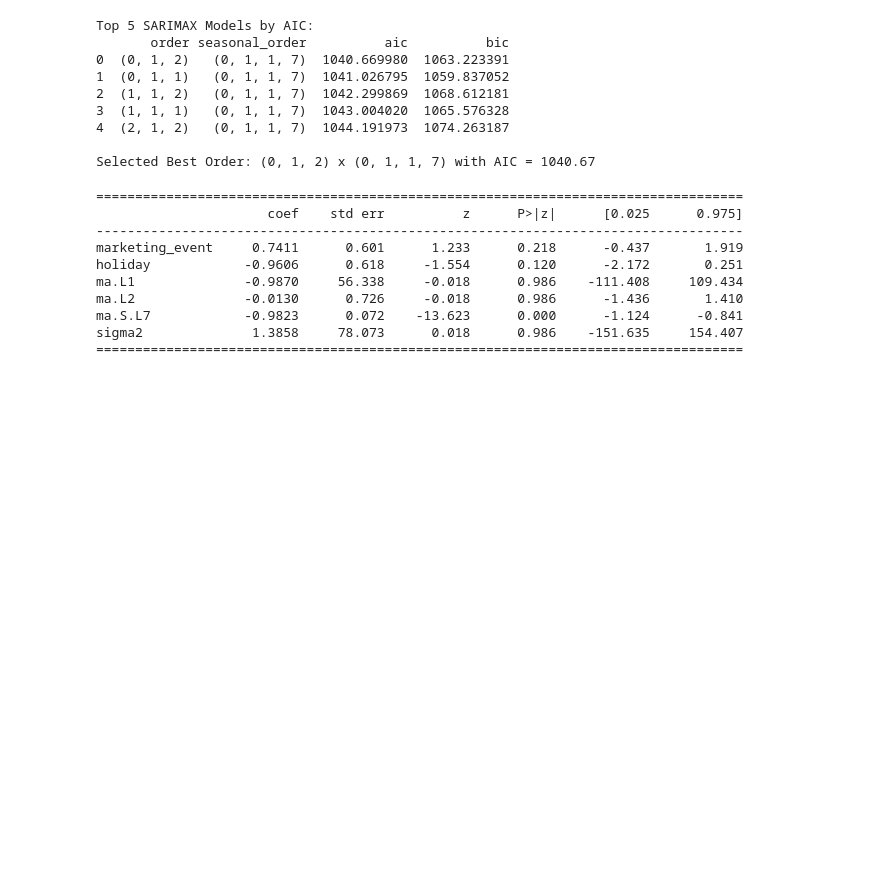
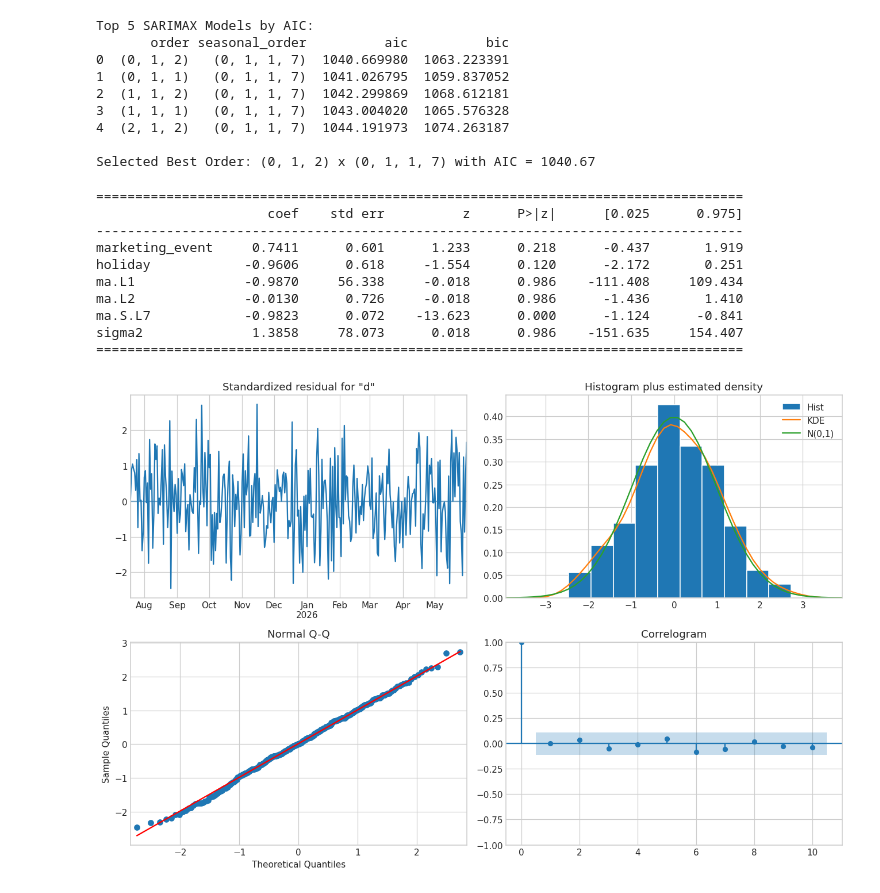
Before and after one commit to amitsinghbhadouriya/Data-science-with-python-and-R-intern-tasks, a Jupyter notebook: time_series_forecasting_task/Time_Series_Forecasting_ARIMA_Prophet.ipynb, the cells around one changed output. Cells and saved outputs as stored; diff of their text form; code cells hidden in the pictures; blank space fills up the shorter version.

Commit message:
feat(forecasting): generate diagnostic plots for SARIMA standardized residuals

```diff
--- a/time_series_forecasting_task/Time_Series_Forecasting_ARIMA_Prophet.ipynb
+++ b/time_series_forecasting_task/Time_Series_Forecasting_ARIMA_Prophet.ipynb
@@ -338,3 +338,9 @@ ma.L2              -0.0130      0.726     -0.018      0.986      -1.436       1.
 ma.S.L7            -0.9823      0.072    -13.623      0.000      -1.124      -0.841
 sigma2              1.3858     78.073      0.018      0.986    -151.635     154.407
 ===================================================================================
+# %%
+fig = sarimax_fitted.plot_diagnostics(figsize=(12, 8))
+plt.tight_layout()
+plt.show()
+# %% [output]
+[figure, added]
```
